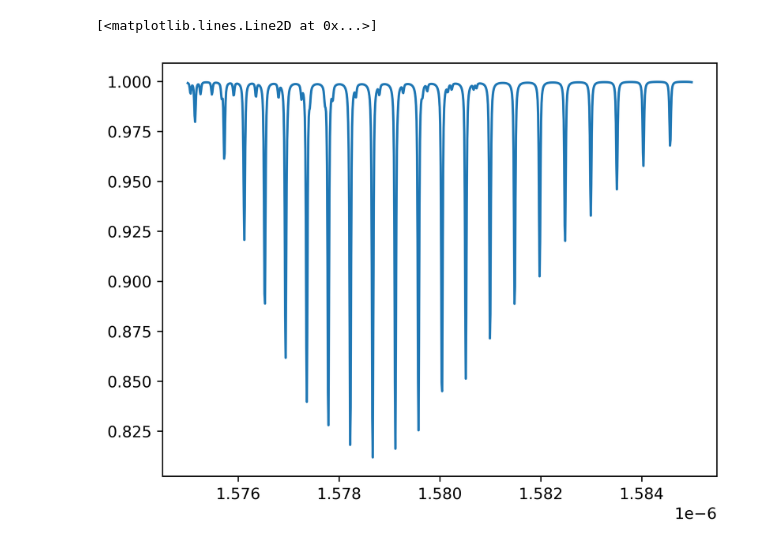
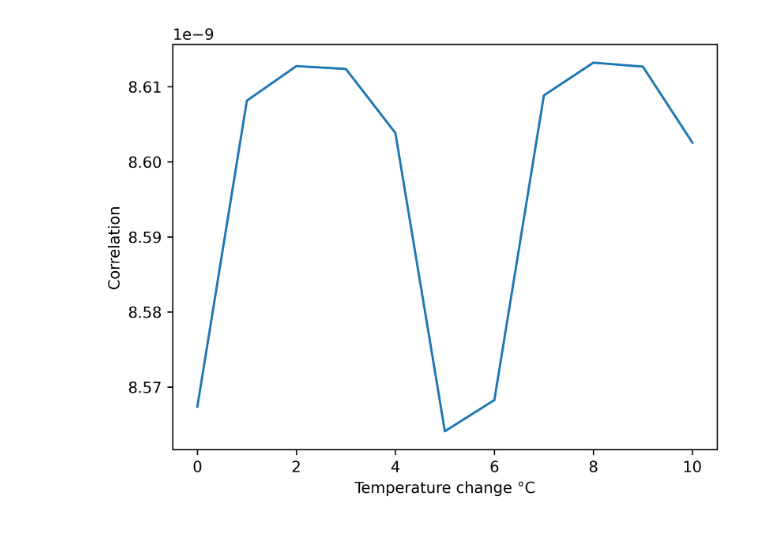
Before and after one commit to Driss-001/Capstone_G2_2022-2023, a Jupyter notebook: test.ipynb, the cells around one changed output. Saved outputs shown, nothing was run; the diff lists cells and outputs as text; code cells hidden in the pictures.

Commit message:
pushed correlation spectra, added laddered through port spectra

```diff
--- a/test.ipynb
+++ b/test.ipynb
@@ -15,7 +15,4 @@ rs1.display_output(range(0,3))
-# %%
-plt.figure(dpi=600)
-a = rs1.abs_spectrum
-plt.plot(rs1.wavelength,a)
-# %% [output]
-[<matplotlib.lines.Line2D at 0x...>]
-[figure, removed]
+# %%
+rs1.display_correlation()
+# %% [output]
+[figure, added]
```
Also changed, not shown: parts of 2 cells of this notebook, 2 other files.
